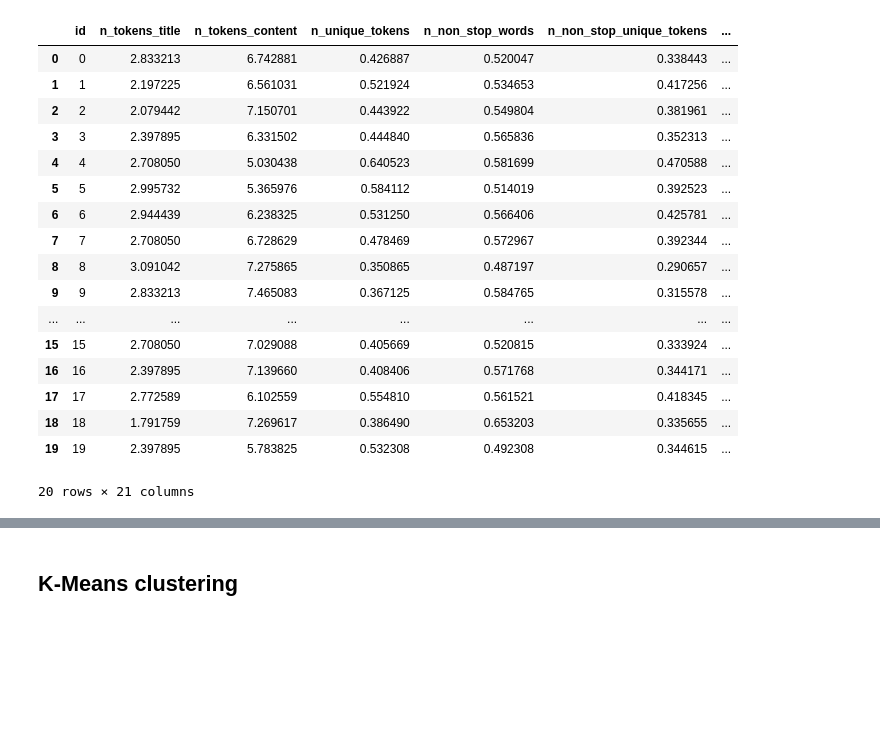
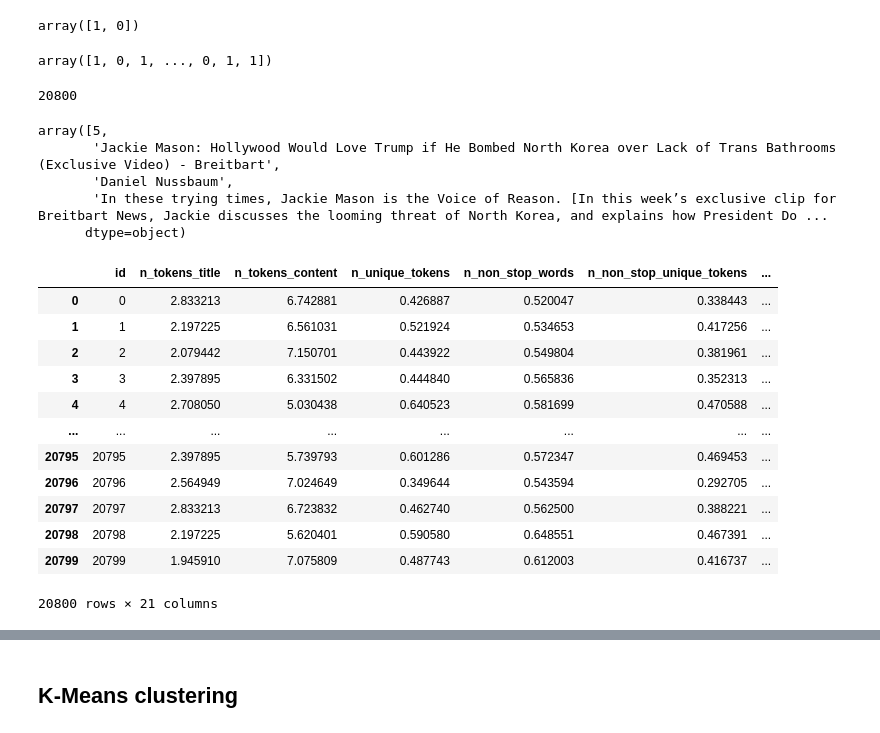
Before and after one commit to ihayet/EECS731_FakeNews_Project, a Jupyter notebook: notebooks/Kaggle_Featureextractions_clustering.ipynb, the cells around one changed output, grey strips where cells are left out. Cells and saved outputs as stored; diff of their text form; code cells hidden in the pictures; blank space fills up the shorter version.

```diff
--- a/notebooks/Kaggle_Featureextractions_clustering.ipynb
+++ b/notebooks/Kaggle_Featureextractions_clustering.ipynb
@@ -29,0 +40,6 @@ dataset.head(20)
+# %%
+label_encoder = preprocessing.LabelEncoder()
+dataset['label']= label_encoder.fit_transform(dataset['label'])
+dataset['label'].unique()
+# %% [output]
+array([1, 0])
@@ -30,22 +48,44 @@ dataset.head(20)
+# %%
+array = dataset.values
+X = array[:,0:4]
+Y = array[:,4]
+Y=Y.astype(int)
+Y
+# %% [output]
+array([1, 0, 1, ..., 0, 1, 1])
+# %%
+len(Y)
+# %% [output]
+20800
+# %%
+i=0
+dataset1=[]
+while i< len(Y):
+    if Y[i]==0:
+        dataset1.append(X[i])
+    i=i+1
+
+dataset1[1]
+# %% [output]
+array([5,
+       'Jackie Mason: Hollywood Would Love Trump if He Bombed North Korea over Lack of Trans Bathrooms (Exclusive Video) - Breitbart',
+       'Daniel Nussbaum',
+       'In these trying times, Jackie Mason is the Voice of Reason. [In this week’s exclusive clip for Breitbart News, Jackie discusses the looming threat of North Korea, and explains how President Do ...
+      dtype=object)
 # %%
 kaggle_features=pd.read_csv("../data/kaggle_features/kaggle_features1.csv")
-kaggle_features.head(20)
+kaggle_features
 # %% [output]
 |  | id | n_tokens_title | n_tokens_content | n_unique_tokens | n_non_stop_words | n_non_stop_unique_tokens | ... |
 | 0 | 0 | 2.833213 | 6.742881 | 0.426887 | 0.520047 | 0.338443 | ... |
 | 1 | 1 | 2.197225 | 6.561031 | 0.521924 | 0.534653 | 0.417256 | ... |
 | 2 | 2 | 2.079442 | 7.150701 | 0.443922 | 0.549804 | 0.381961 | ... |
 | 3 | 3 | 2.397895 | 6.331502 | 0.444840 | 0.565836 | 0.352313 | ... |
 | 4 | 4 | 2.708050 | 5.030438 | 0.640523 | 0.581699 | 0.470588 | ... |
-| 5 | 5 | 2.995732 | 5.365976 | 0.584112 | 0.514019 | 0.392523 | ... |
-| 6 | 6 | 2.944439 | 6.238325 | 0.531250 | 0.566406 | 0.425781 | ... |
-| 7 | 7 | 2.708050 | 6.728629 | 0.478469 | 0.572967 | 0.392344 | ... |
-| 8 | 8 | 3.091042 | 7.275865 | 0.350865 | 0.487197 | 0.290657 | ... |
-| 9 | 9 | 2.833213 | 7.465083 | 0.367125 | 0.584765 | 0.315578 | ... |
 | ... | ... | ... | ... | ... | ... | ... | ... |
-| 15 | 15 | 2.708050 | 7.029088 | 0.405669 | 0.520815 | 0.333924 | ... |
-| 16 | 16 | 2.397895 | 7.139660 | 0.408406 | 0.571768 | 0.344171 | ... |
-| 17 | 17 | 2.772589 | 6.102559 | 0.554810 | 0.561521 | 0.418345 | ... |
-| 18 | 18 | 1.791759 | 7.269617 | 0.386490 | 0.653203 | 0.335655 | ... |
-| 19 | 19 | 2.397895 | 5.783825 | 0.532308 | 0.492308 | 0.344615 | ... |
+| 20795 | 20795 | 2.397895 | 5.739793 | 0.601286 | 0.572347 | 0.469453 | ... |
+| 20796 | 20796 | 2.564949 | 7.024649 | 0.349644 | 0.543594 | 0.292705 | ... |
+| 20797 | 20797 | 2.833213 | 6.723832 | 0.462740 | 0.562500 | 0.388221 | ... |
+| 20798 | 20798 | 2.197225 | 5.620401 | 0.590580 | 0.648551 | 0.467391 | ... |
+| 20799 | 20799 | 1.945910 | 7.075809 | 0.487743 | 0.612003 | 0.416737 | ... |
-20 rows × 21 columns
+20800 rows × 21 columns
```
Also changed, not shown: parts of 31 cells of this notebook.
